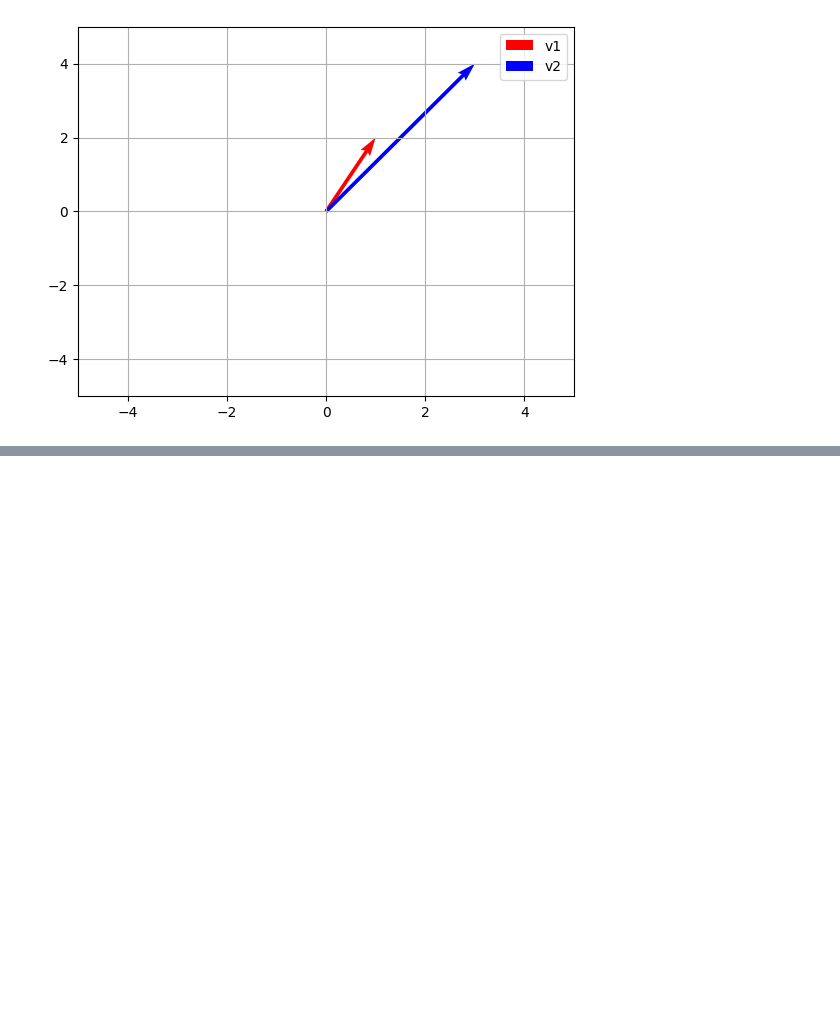
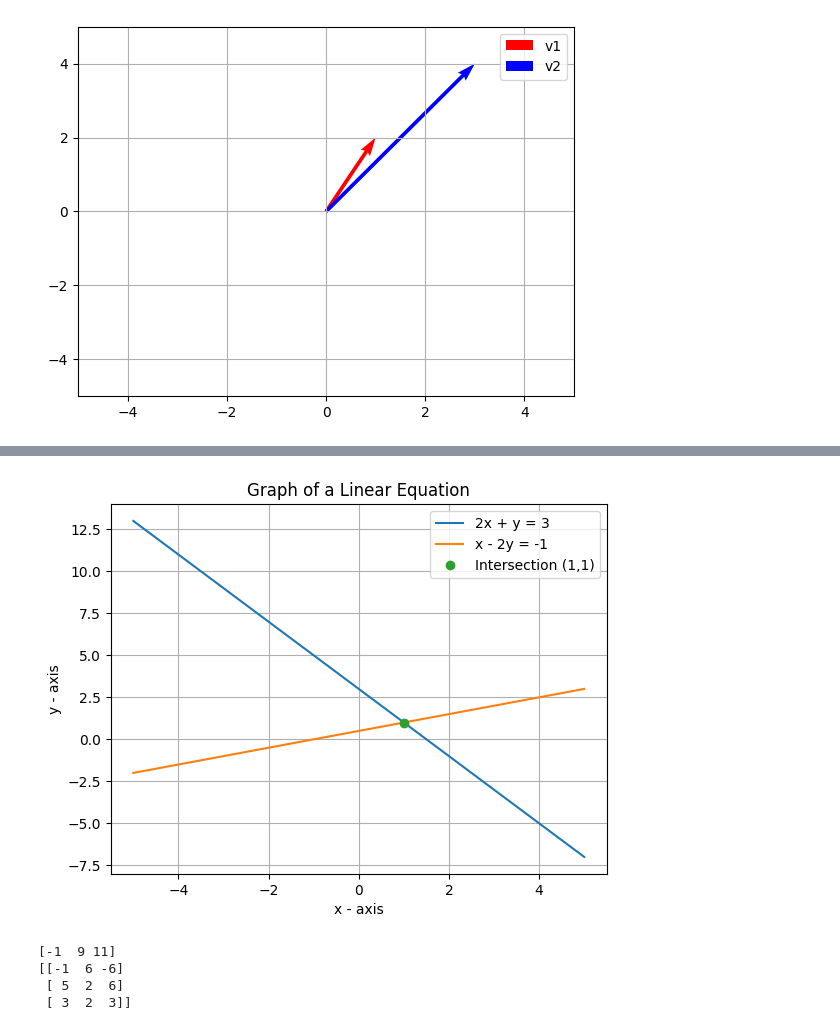
Before and after one commit to JoeCool-Engineer/Lab_1_Alternative, a Jupyter notebook: Lab_1.ipynb, the cells around one changed output, grey strips where cells are left out. Drawn from its saved outputs; the diff is of its cells as text; code cells hidden in the pictures; blank space fills up the shorter version.

```diff
--- a/Lab_1.ipynb
+++ b/Lab_1.ipynb
@@ -99,0 +123,51 @@ plt.show()
+# %%
+# Define the equation y = mx + b
+m1 = -2  # Slope 1
+b1 = 3  # Y-intercept 1
+
+m2 = .5  # Slope 2
+b2 = .5  # Y-intercept 2
+
+# Create x values using numpy's linspace for a smooth line
+x1 = np.linspace(-5, 5, 400)
+x2 = np.linspace(-5, 5, 400)
+
+# Calculate corresponding y values
+y1 = m1 * x1 + b1
+y2 = m2 * x2 + b2
+
+# Create the plot
+plt.plot(x1, y1, label=f'2x + y = 3')
+plt.plot(x2, y2, label=f'x - 2y = -1')
+plt.plot(1, 1, 'o', label='Intersection (1,1)')
+
+# Add labels and title
+plt.xlabel('x - axis')
+plt.ylabel('y - axis')
+plt.title('Graph of a Linear Equation')
+
+# Add a grid for better readability
+plt.grid(True)
+
+# Add a legend
+plt.legend()
+
+# Display the plot
+plt.show()
+# %% [output]
+[figure, added]
+# %%
+threeByThree = np.array([[1, 2, 0], [2, 0, 3], [4, 1, 1]])
+oneByThree = np.array([3, -2, 1])
+solution1 = threeByThree @ oneByThree
+print(solution1)
+
+threeByTwo = np.array([[1, 2, 0], [2, 0, 3]])
+twoByThree = np.array([[3, -2], [1, 2], [1, 1]])
+solution2 = twoByThree @ threeByTwo
+print(solution2)
+# %% [output]
+[-1  9 11]
+[[-1  6 -6]
+ [ 5  2  6]
+ [ 3  2  3]]
```
Also changed, not shown: parts of 1 cell of this notebook, 2 other files.
